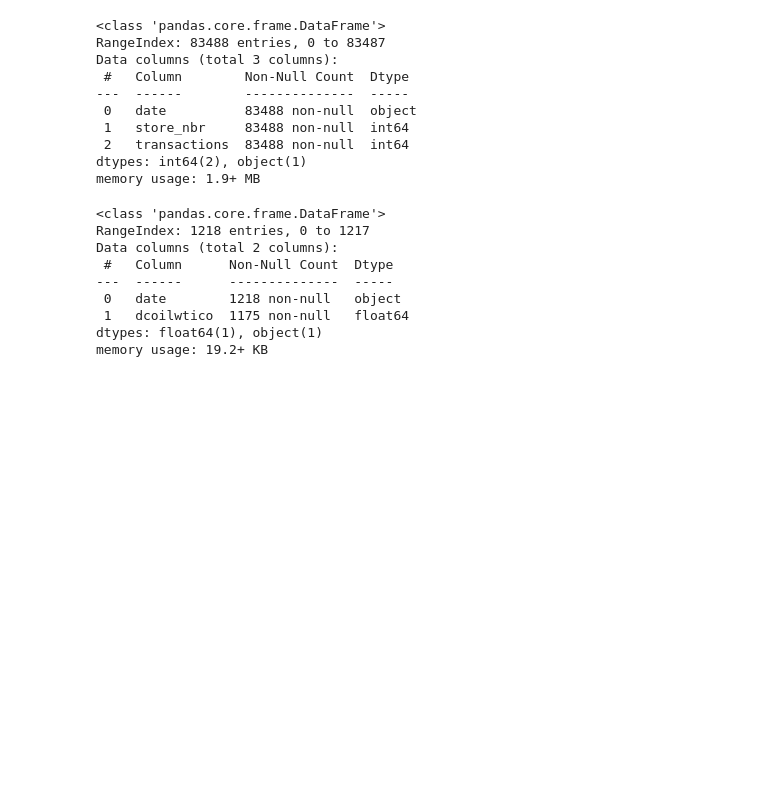
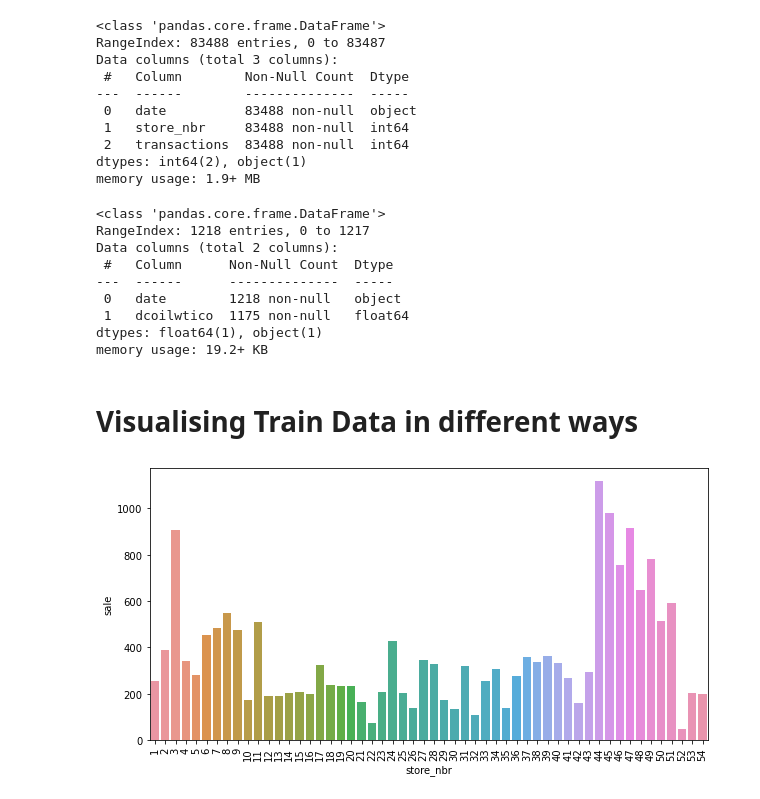
Before and after one commit to isoori/Store-Sales, a Jupyter notebook: Untitled.ipynb, the cells around one changed output. Cells and saved outputs as stored; diff of their text form; code cells hidden in the pictures; blank space fills up the shorter version.

```diff
--- a/Untitled.ipynb
+++ b/Untitled.ipynb
@@ -136,5 +138,11 @@ memory usage: 19.2+ KB
-# %%
-TRAIN['date'] = pd.to_datetime(TRAIN['date'])
-HOLIDAY['date'] = pd.to_datetime(HOLIDAY['date'])
-TRANSACTION['date'] = pd.to_datetime(TRANSACTION['date'])
-OIL['date'] = pd.to_datetime(OIL['date'])
+# %% [markdown]
+# Visualising Train Data in different ways
+# %%
+gb_store_sale = TRAIN.groupby(by='store_nbr')['sales'].mean()
+plt.figure(figsize=(10,5))
+sns.barplot(y=gb_store_sale.values,x=gb_store_sale.index)
+plt.xticks(rotation='vertical')
+plt.ylabel('sale')
+plt.show()
+# %% [output]
+[figure, added]
```
Also changed, not shown: parts of 8 cells of this notebook.
